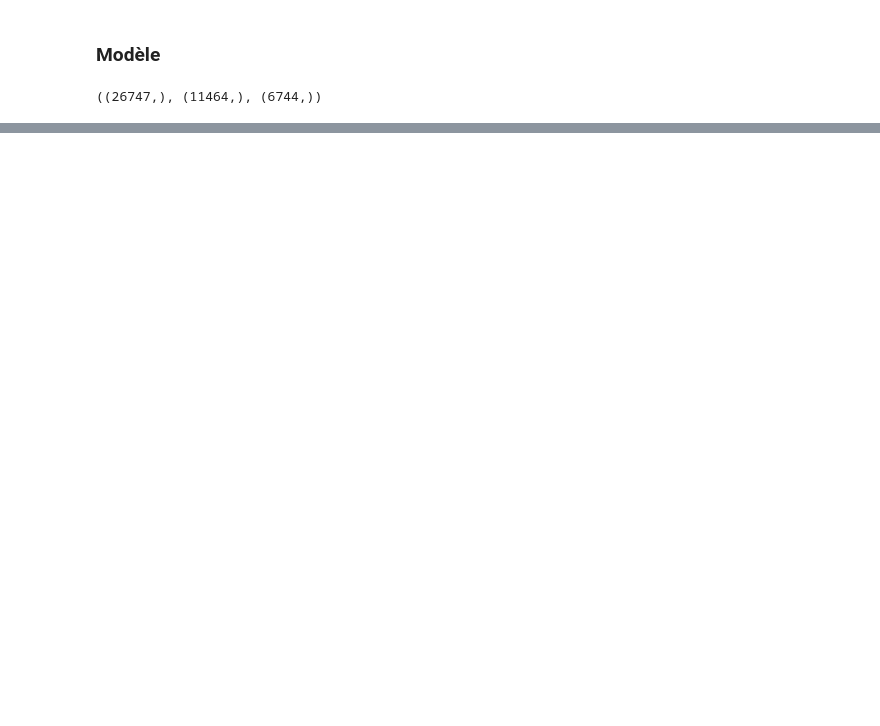
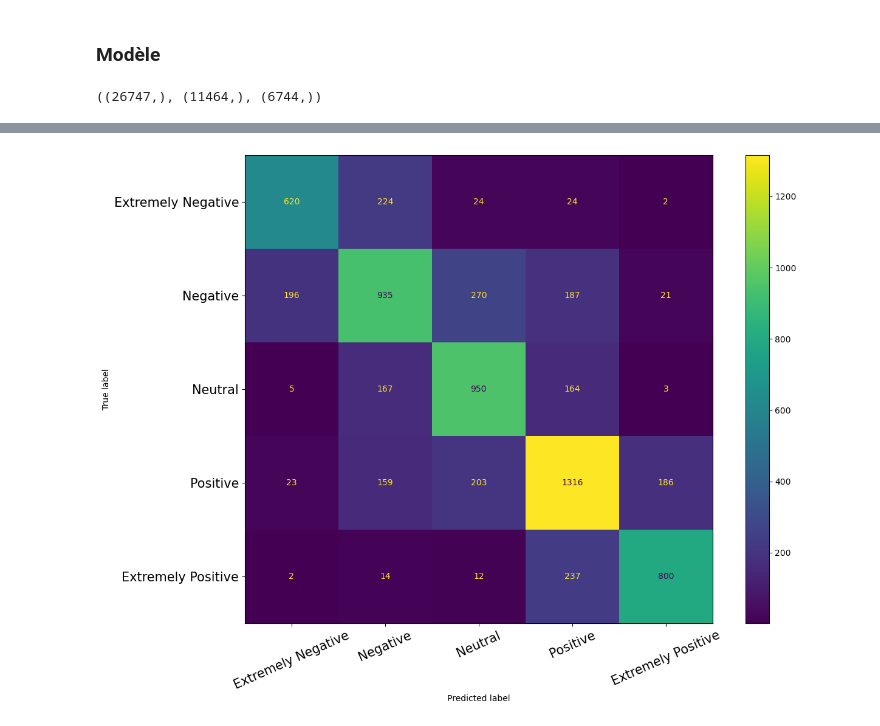
Before and after one commit to MarcGLOAGUEN/pandemic_covid19, a Jupyter notebook: NLP.ipynb, the cells around one changed output, grey strips where cells are left out. Saved outputs shown, nothing was run; the diff lists cells and outputs as text; code cells hidden in the pictures; blank space fills up the shorter version.

```diff
--- a/NLP.ipynb
+++ b/NLP.ipynb
@@ -191,0 +340,9 @@ int_test_ds = test_ds.map(lambda x, y: (text_vectorization(x), y), num_parallel_
+# %%
+_,ax = plt.subplots(figsize=(14, 10))
+
+ConfusionMatrixDisplay(confusion_matrix(y_test, y_pred), display_labels=list(sentiment_mapping.keys())).plot(ax=ax)
+plt.xticks(rotation=24, fontsize = 15)
+plt.yticks(fontsize = 15)
+plt.savefig("confusion_matrix.svg")
+# %% [output]
+[figure, added]
```
Also changed, not shown: parts of 29 cells of this notebook, 14 other files.
